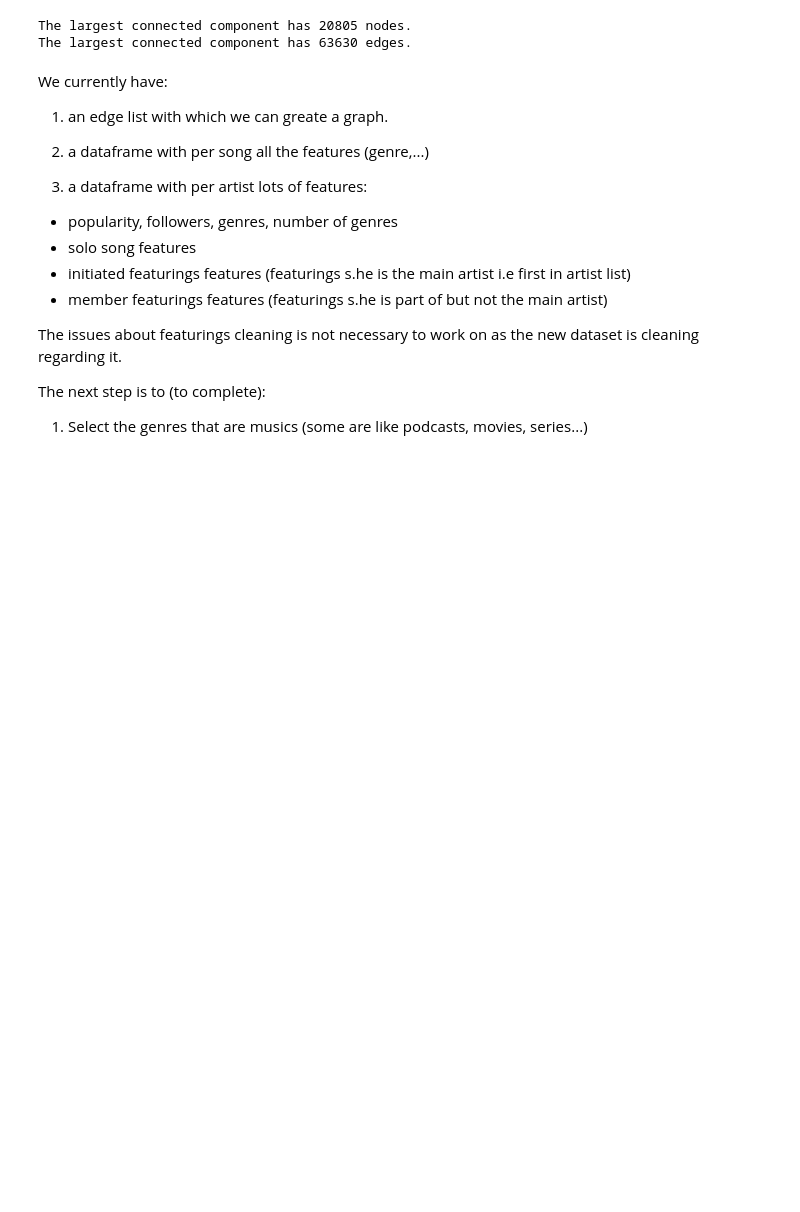
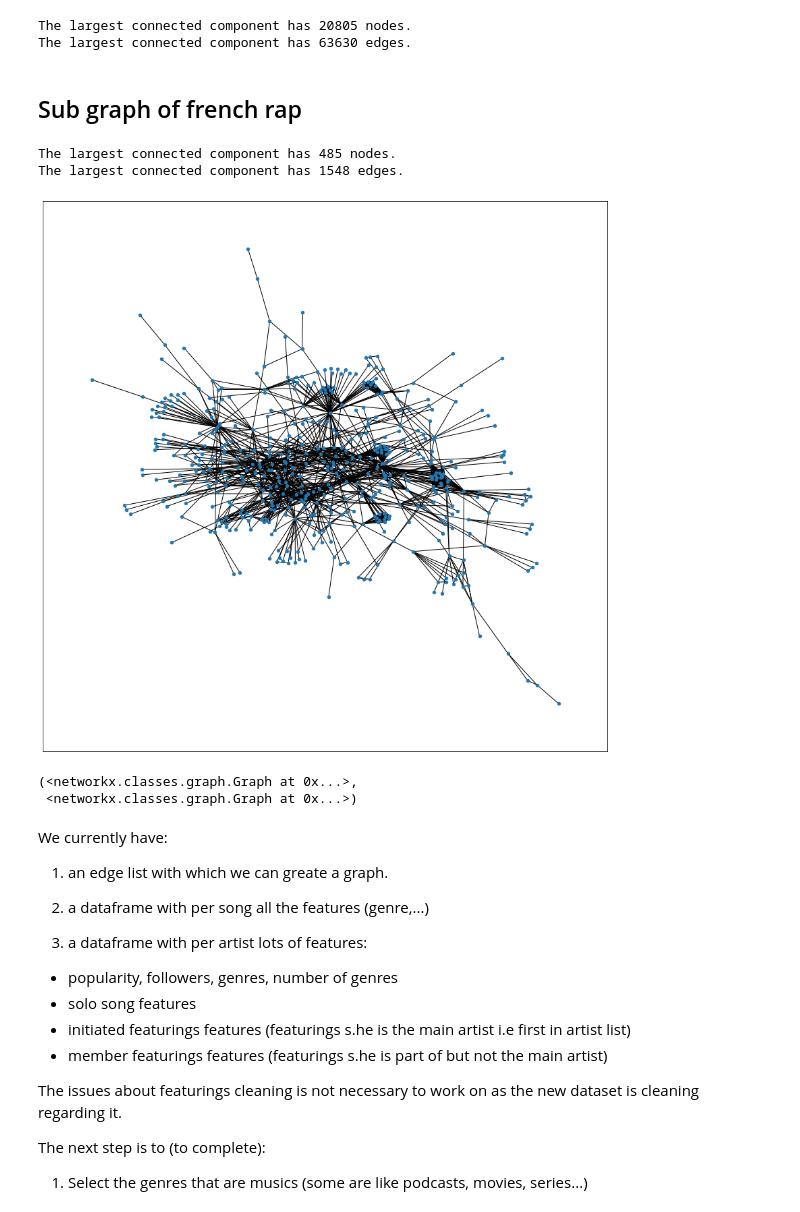
Before and after one commit to motmans-pj/MLNS-Spotify, a Jupyter notebook: Spotify.ipynb, the cells around one changed output. Cells and saved outputs as stored; diff of their text form; code cells hidden in the pictures; blank space fills up the shorter version.

Commit message:
french rap

```diff
--- a/Spotify.ipynb
+++ b/Spotify.ipynb
@@ -20,6 +22,22 @@ if local:
     DATA_PATH = '../Music_project/data/'
 else:
     DATA_PATH = './data/'
+# %%
+def graph_largest_cc(nodes_df, plot_graph=False, write_graphml=None):
+    edge_list = [tuple(l[:2]) for l in nodes_df.values.tolist()]
+    G = ntx.from_edgelist(edge_list)
+    largest_cc = G.subgraph(max(ntx.connected_components(G), key=len))
+    print(f'The largest connected component has {len(largest_cc.nodes)} nodes.')
+    print(f'The largest connected component has {len(largest_cc.edges)} edges.')
+
+    if plot_graph:
+        fig, ax = plt.subplots(figsize=(15, 15))
+        ntx.draw_networkx(largest_cc, with_labels=False, node_size = 20, ax = ax)
+        plt.show()
+
+    if write_graphml != None:
+        ntx.write_graphml_lxml(G, write_graphml+'.graphml')
+    return G, largest_cc
 # %% [markdown]
 # Creating edge list and feature matrix
 # %% [markdown]
@@ -195,6 +218,30 @@ The largest connected component has 63630 edges.
 # didn't work on my local computer, but did work on colab, some issue with the installed networkx version
 fig, ax = plt.subplots(figsize=(15, 15))
 ntx.draw_networkx(largest_cc, with_labels=False, node_size = 20, ax = ax)
+# %% [markdown]
+## Sub graph of french rap
+# %%
+mask = artists_600_features['genres'].apply(lambda x: ('rap francais' in x) or ('french hip hop' in x))
+# use the boolean mask to select the rows that contain 'rap francais' in the genres column
+rap_francais_artists = artists_600_features[mask]
+#the artists ids
+french_rap_artist_ids = list(rap_francais_artists.index)
+# %%
+#Nodes creation
+# select rows where at least one element in the artist ids is in the french rapper list
+french_rap_tracks = spotify_600[(spotify_600.num_artists > 1)].copy()
+rap_mask = french_rap_tracks.id_artists.apply(lambda x: any(elem in french_rap_artist_ids for elem in x))
+french_rap_tracks = french_rap_tracks[rap_mask]
+# #every tracks where a french rapper is involved
+nodes_french_rap = nodes_featuring(french_rap_tracks, DATA_PATH=DATA_PATH, read=False, path='edge_list_french_rap.pkl')
+# %%
+graph_largest_cc(nodes_french_rap, plot_graph=True, write_graphml=DATA_PATH+'french_rap_G')
+# %% [output]
+The largest connected component has 485 nodes.
+The largest connected component has 1548 edges.
+[figure, added]
+(<networkx.classes.graph.Graph at 0x...>,
+ <networkx.classes.graph.Graph at 0x...>)
 # %% [markdown]
 We currently have:
 
```
Also changed, not shown: parts of 2 cells of this notebook, 1 other file.
